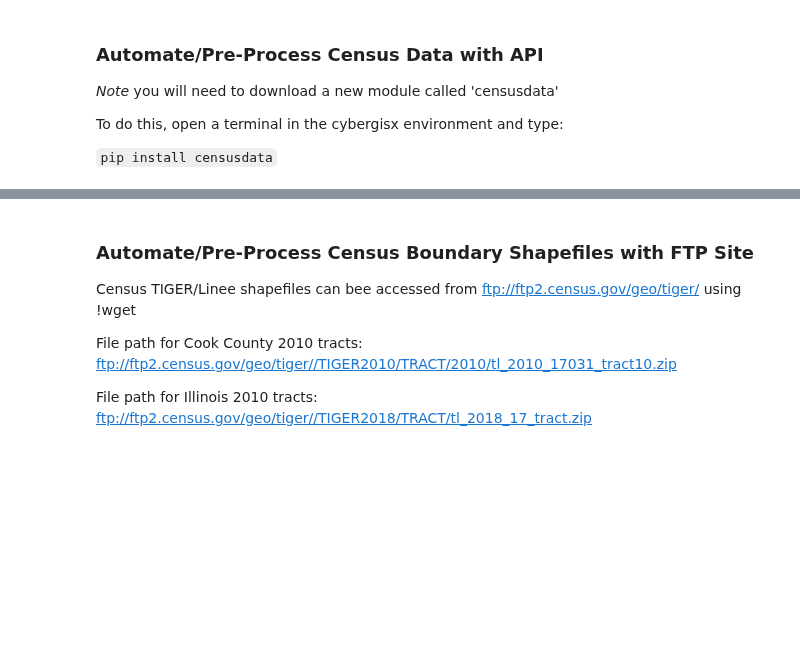
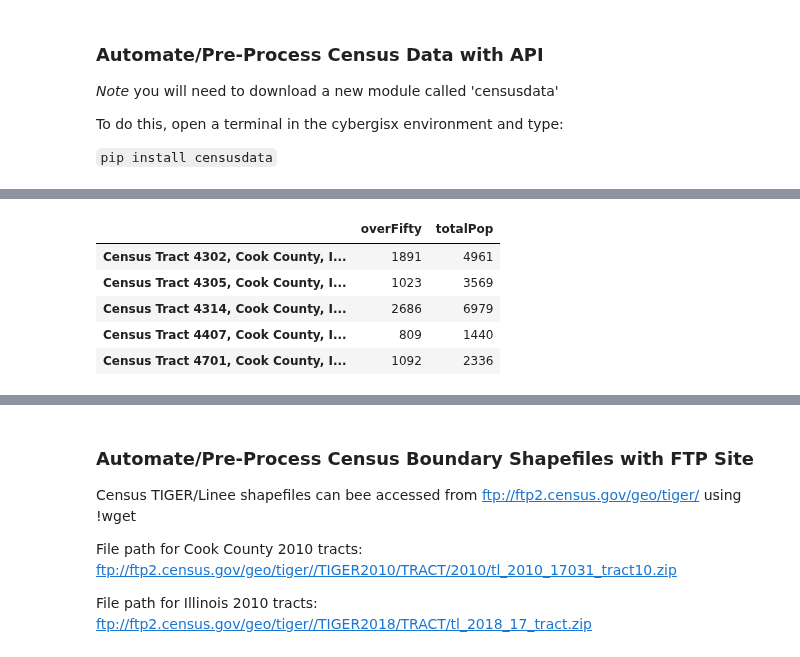
Before and after one commit to whprocter/RPr-Kang-2020, a Jupyter notebook: procedure/code/COVID-19Acc.ipynb, the cells around one changed output, grey strips where cells are left out. Saved outputs shown, nothing was run; the diff lists cells and outputs as text; code cells hidden in the pictures; blank space fills up the shorter version.

```diff
--- a/procedure/code/COVID-19Acc.ipynb
+++ b/procedure/code/COVID-19Acc.ipynb
@@ -101,16 +124,23 @@ pop_api = cd.download('acs5', 2018,
 # %%
 ## Reformat and Rename columns
 # Sum + Rename 50+ population
 pop_api['overFifty'] = pop_api.iloc[:, 1:21].sum(axis=1)
 
 # Rename Total
 pop_api['totalPop'] = pop_api['B01001_001E']
 
 # Drop irrelevant columns
 pop_api = pop_api.drop(pop_api.columns[0:21], axis=1)
 
 # Check
-# pop_api.head()
+pop_api.head()
+# %% [output]
+|  | overFifty | totalPop |
+| Census Tract 4302, Cook County, I... | 1891 | 4961 |
+| Census Tract 4305, Cook County, I... | 1023 | 3569 |
+| Census Tract 4314, Cook County, I... | 2686 | 6979 |
+| Census Tract 4407, Cook County, I... | 809 | 1440 |
+| Census Tract 4701, Cook County, I... | 1092 | 2336 |
 # %%
 # ADD CODE TO SAFE INTO RAW DATA FOLDER
 # Create column from index tract # -- we will need thee tract ID for a join
```
Also changed, not shown: parts of 10 cells of this notebook, 1 other file.
